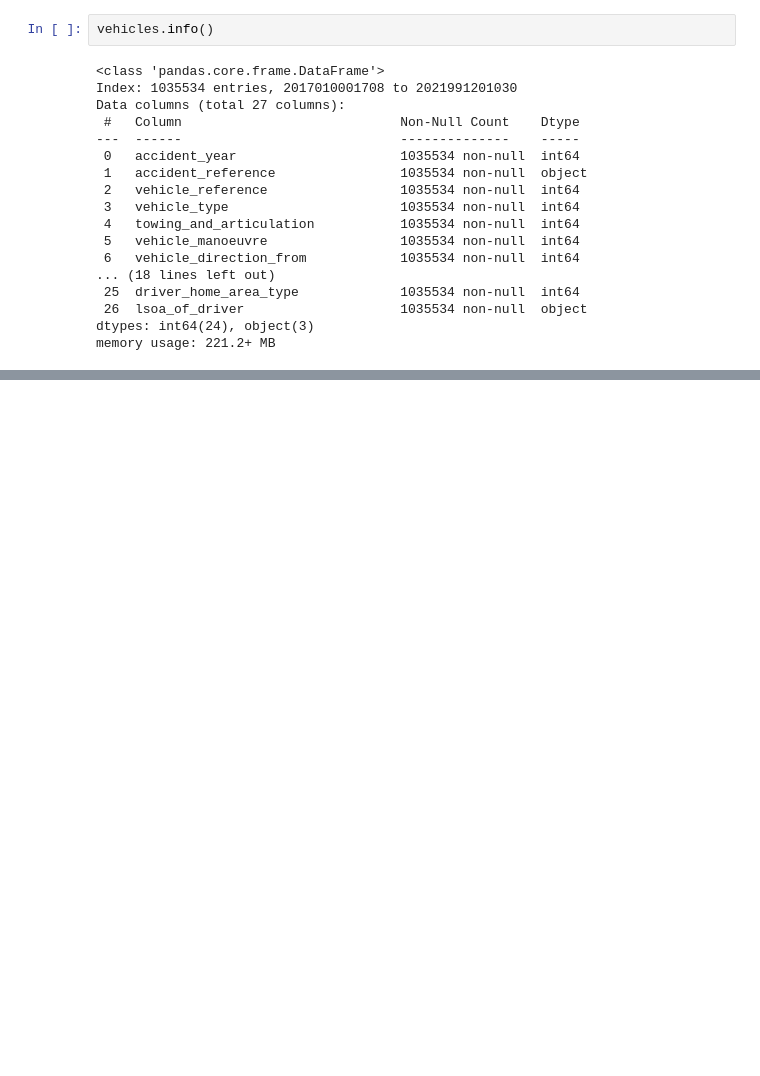
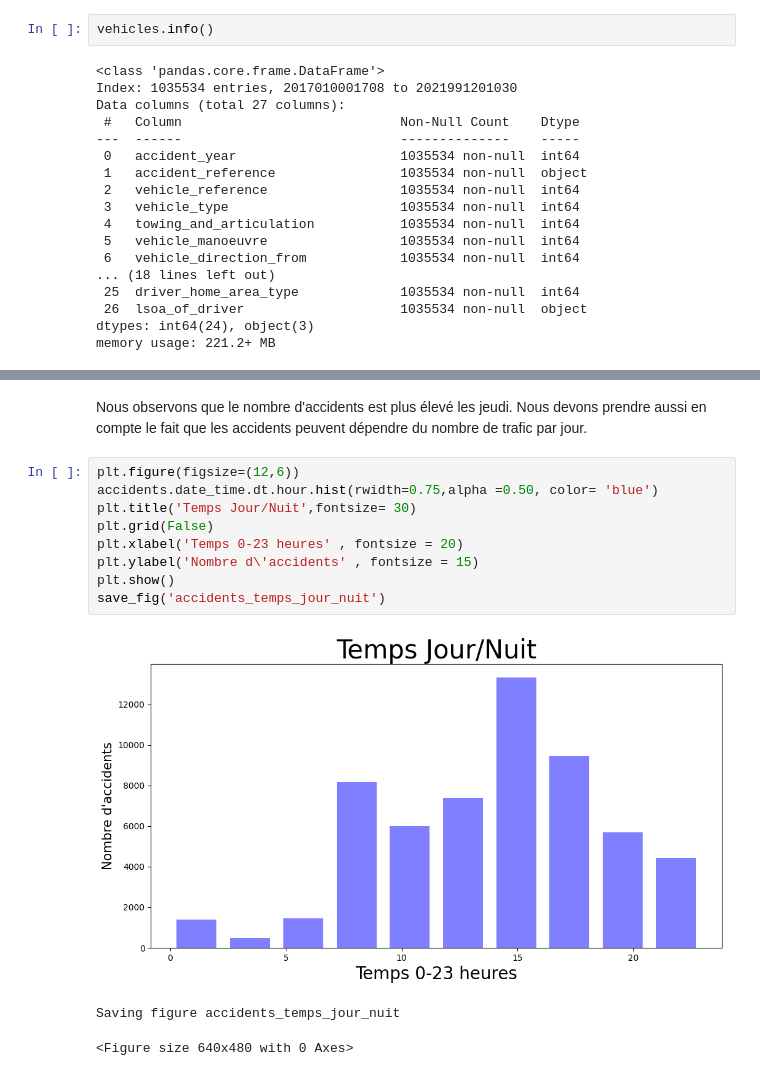
Before and after one commit to saliou33/saltis-road-accident, a Jupyter notebook: model.ipynb, the cells around one changed output, grey strips where cells are left out. Drawn from its saved outputs; the diff is of its cells as text; blank space fills up the shorter version.

```diff
--- a/model.ipynb
+++ b/model.ipynb
@@ -165,0 +266,15 @@ memory usage: 221.2+ MB
+# %% [markdown]
+Nous observons que le nombre d'accidents est plus élevé les jeudi. Nous devons prendre aussi en compte  le fait que les accidents peuvent dépendre du nombre de trafic par jour.
+# %%
+plt.figure(figsize=(12,6))
+accidents.date_time.dt.hour.hist(rwidth=0.75,alpha =0.50, color= 'blue')
+plt.title('Temps Jour/Nuit',fontsize= 30)
+plt.grid(False)
+plt.xlabel('Temps 0-23 heures' , fontsize = 20)
+plt.ylabel('Nombre d\'accidents' , fontsize = 15)
+plt.show()
+save_fig('accidents_temps_jour_nuit')
+# %% [output]
+[figure, added]
+Saving figure accidents_temps_jour_nuit
+<Figure size 640x480 with 0 Axes>
```
Also changed, not shown: parts of 33 cells of this notebook, 9 other files.
